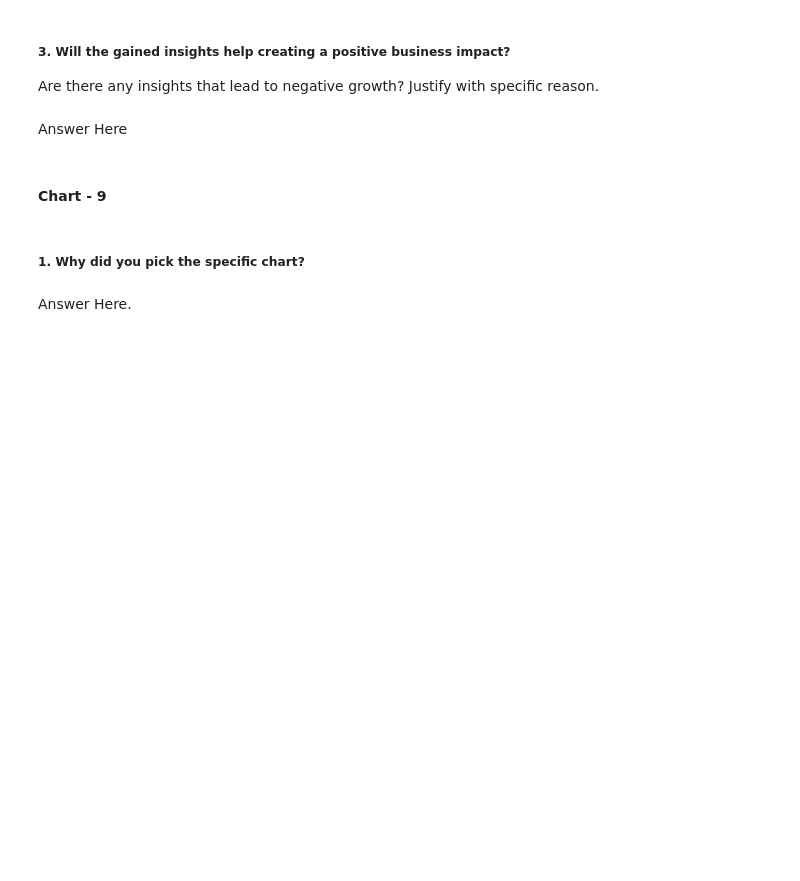
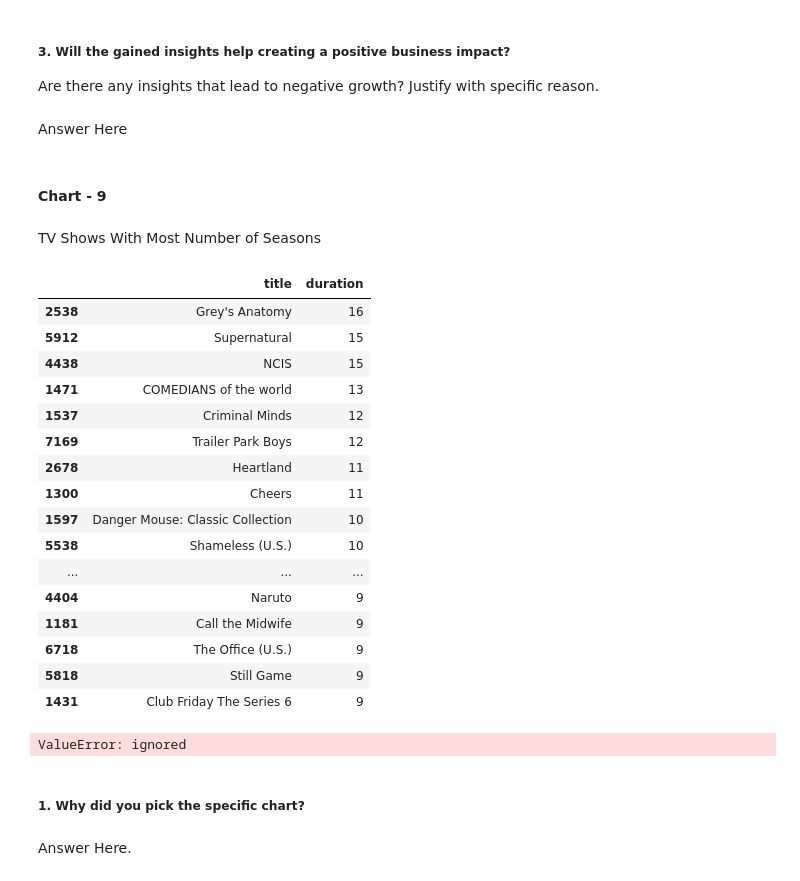
Before and after one commit to thepankaj018/Netflix-Movies-TV-Shows-Clustering, a Jupyter notebook: Netflix_Movies_&_TV_Shows_Clustering.ipynb, the cells around one changed output. Cells and saved outputs as stored; diff of their text form; code cells hidden in the pictures; blank space fills up the shorter version.

```diff
--- a/Netflix_Movies_&_TV_Shows_Clustering.ipynb
+++ b/Netflix_Movies_&_TV_Shows_Clustering.ipynb
@@ -710,3 +769,34 @@ Answer Here
+# %% [markdown]
+TV Shows With Most Number of Seasons
+# %%
+# fetching required column from tv_df
+tv_season_df = tv_df[['title','duration']]
+# fetching top 20 shows based on season duration
+top_20_tv_show = tv_season_df.sort_values(by = 'duration',ascending = False).iloc[:20,:]
+top_20_tv_show
+# %% [output]
+|  | title | duration |
+| 2538 | Grey's Anatomy | 16 |
+| 5912 | Supernatural | 15 |
+| 4438 | NCIS | 15 |
+| 1471 | COMEDIANS of the world | 13 |
+| 1537 | Criminal Minds | 12 |
+| 7169 | Trailer Park Boys | 12 |
+| 2678 | Heartland | 11 |
+| 1300 | Cheers | 11 |
+| 1597 | Danger Mouse: Classic Collection | 10 |
+| 5538 | Shameless (U.S.) | 10 |
+| ... | ... | ... |
+| 4404 | Naruto | 9 |
+| 1181 | Call the Midwife | 9 |
+| 6718 | The Office (U.S.) | 9 |
+| 5818 | Still Game | 9 |
+| 1431 | Club Friday The Series 6 | 9 |
+# %%
+# Chart - 9 visualization code
+plot_bar_chart(data = top_20_tv_show,x = 'title',y = 'duration',title = 'Top 20 TV_Shows',counts = 'Title Duration')
+# %% [output]
+ValueError: ignored
 # %% [markdown]
 ##### 1. Why did you pick the specific chart?
 # %% [markdown]
```
Also changed, not shown: parts of 12 cells of this notebook.
